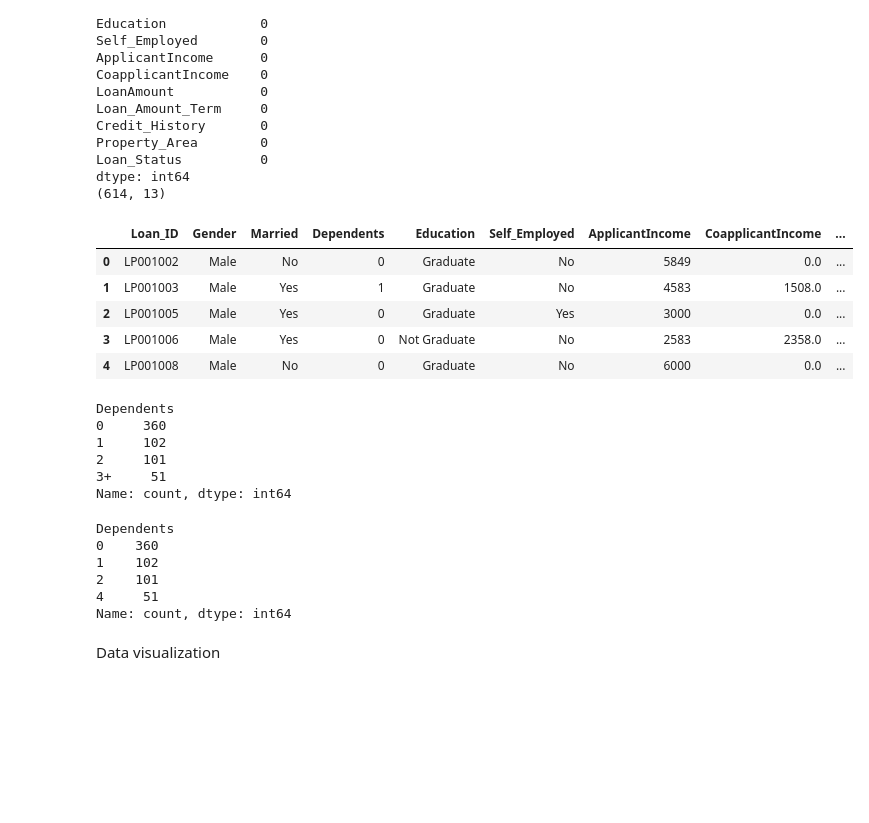
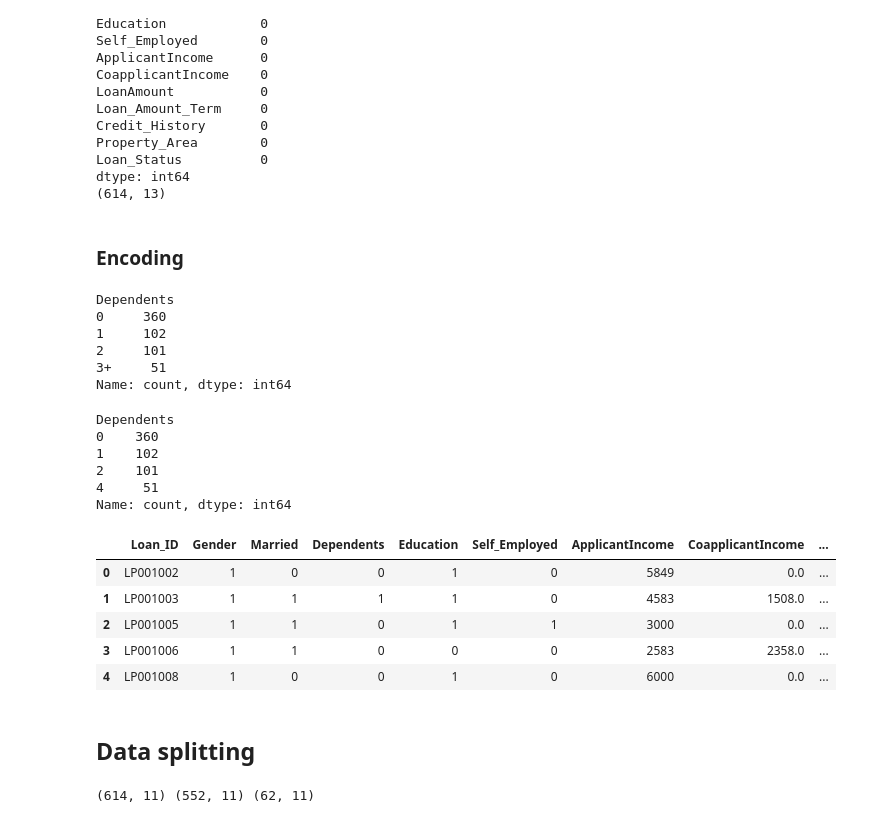
Before and after one commit to Yousef-koura/Machine-Learning-Projects, a Jupyter notebook: Project_005_Loan_prediction/model.ipynb, the cells around one changed output. Cells and saved outputs as stored; diff of their text form; code cells hidden in the pictures; blank space fills up the shorter version.

```diff
--- a/Project_005_Loan_prediction/model.ipynb
+++ b/Project_005_Loan_prediction/model.ipynb
@@ -70,38 +73,53 @@ Property_Area        0
 Loan_Status          0
 dtype: int64
 (614, 13)
+# %% [markdown]
+### Encoding
+# %%
+print(data['Dependents'].value_counts())
+# %% [output]
+Dependents
+0     360
+1     102
+2     101
+3+     51
+Name: count, dtype: int64
+# %%
+# we need to convert 3+ to 4
+data = data.replace(to_replace='3+',value=4)
+data['Dependents'].value_counts()
+# %% [output]
+Dependents
+0    360
+1    102
+2    101
+4     51
+Name: count, dtype: int64
 # %%
-# label encoding --> converts categorical to numerical values
-# use label incoding for label
-le = LabelEncoder()
-data['Loan_status'] = le.fit_transform(data['Loan_Status'])
+# using map() function to convert categorical data into numerical data
+data['Loan_Status']   = data['Loan_Status'].map({'Y': 1, 'N': 0}).astype(int)
+data['Married']       = data['Married'].map({'Yes': 1, 'No': 0}).astype(int)
+data['Gender']        = data['Gender'].map({'Male': 1, 'Female': 0}).astype(int)
+data['Education']     = data['Education'].map({'Graduate': 1, 'Not Graduate': 0}).astype(int)
+data['Self_Employed'] = data['Self_Employed'].map({'Yes': 1, 'No': 0}).astype(int)
+data['Property_Area'] = data['Property_Area'].map({'Urban': 2, 'Semiurban': 1, 'Rural': 0}).astype(int)
+
 data.head()
 # %% [output]
 |  | Loan_ID | Gender | Married | Dependents | Education | Self_Employed | ApplicantIncome | CoapplicantIncome | ... |
-| 0 | LP001002 | Male | No | 0 | Graduate | No | 5849 | 0.0 | ... |
-| 1 | LP001003 | Male | Yes | 1 | Graduate | No | 4583 | 1508.0 | ... |
-| 2 | LP001005 | Male | Yes | 0 | Graduate | Yes | 3000 | 0.0 | ... |
-| 3 | LP001006 | Male | Yes | 0 | Not Graduate | No | 2583 | 2358.0 | ... |
-| 4 | LP001008 | Male | No | 0 | Graduate | No | 6000 | 0.0 | ... |
+| 0 | LP001002 | 1 | 0 | 0 | 1 | 0 | 5849 | 0.0 | ... |
+| 1 | LP001003 | 1 | 1 | 1 | 1 | 0 | 4583 | 1508.0 | ... |
+| 2 | LP001005 | 1 | 1 | 0 | 1 | 1 | 3000 | 0.0 | ... |
+| 3 | LP001006 | 1 | 1 | 0 | 0 | 0 | 2583 | 2358.0 | ... |
+| 4 | LP001008 | 1 | 0 | 0 | 1 | 0 | 6000 | 0.0 | ... |
-# %%
-data['Dependents'].value_counts()
-# %% [output]
-Dependents
-0     360
-1     102
-2     101
-3+     51
-Name: count, dtype: int64
-# %%
-# we need to convert 3+ to 4
-data = data.replace(to_replace='3+',value=4)
-data['Dependents'].value_counts()
-# %% [output]
-Dependents
-0    360
-1    102
-2    101
-4     51
-Name: count, dtype: int64
-# %% [markdown]
-Data visualization
+# %% [markdown]
+## Data splitting
+# %%
+x = data.drop(['Loan_Status','Loan_ID'], axis=1) # features
+y = data['Loan_Status'] # target variable
+# train test split
+x_train, x_test, y_train, y_test = train_test_split(x, y, test_size=0.1,stratify=y, random_state=2)
+# check data splitting
+print(x.shape,x_train.shape, x_test.shape)
+# %% [output]
+(614, 11) (552, 11) (62, 11)
```
Also changed, not shown: parts of 10 cells of this notebook, 2 other files.
